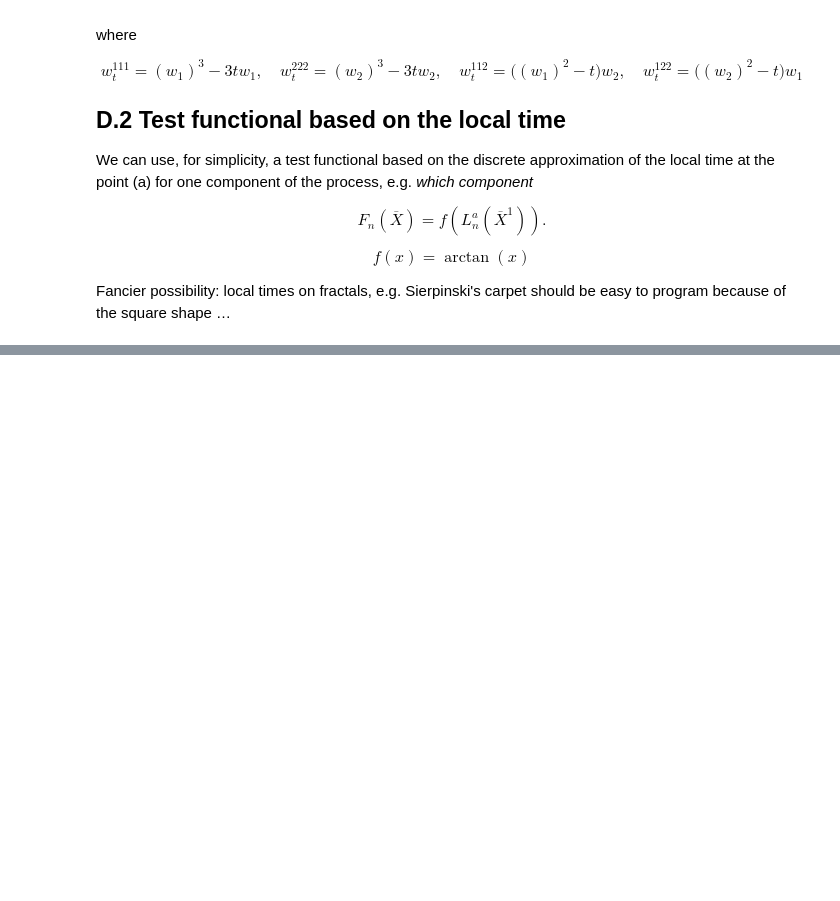
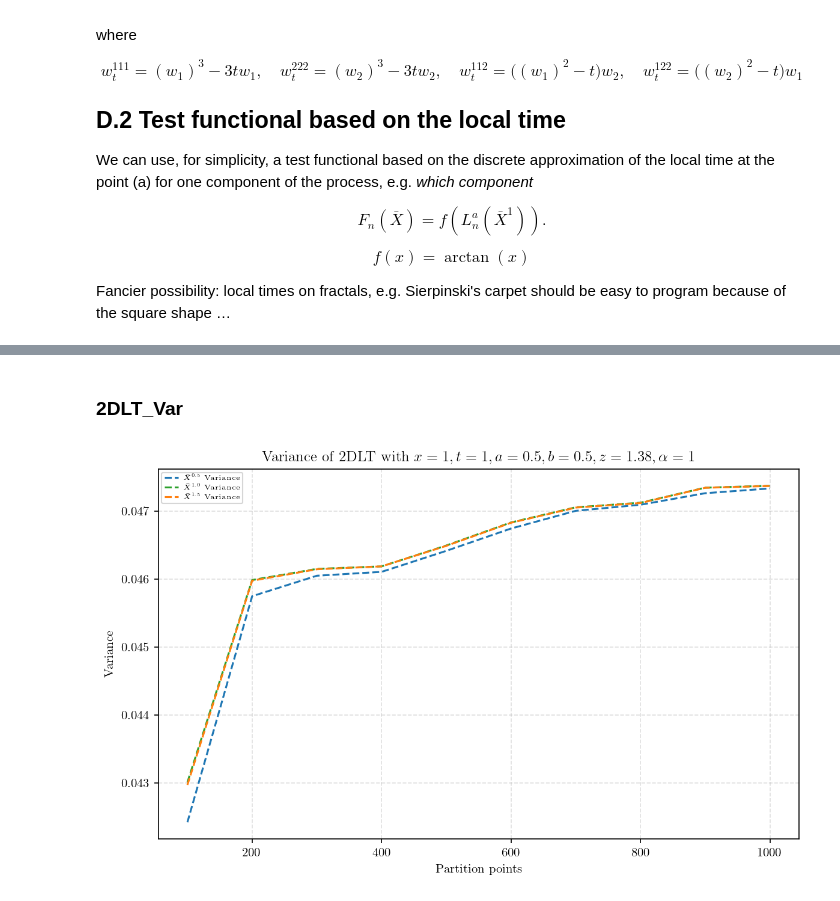
Before and after one commit to Andriyichenko/simulation, a Jupyter notebook: 2D/2D_plot.ipynb, the cells around one changed output, grey strips where cells are left out. Cells and saved outputs as stored; diff of their text form; code cells hidden in the pictures; blank space fills up the shorter version.

```diff
--- a/2D/2D_plot.ipynb
+++ b/2D/2D_plot.ipynb
@@ -222 +224,29 @@ print("image saved to:", save_path)
 image saved to: sim_pics/D2SM1_and_lim_100_1000_subplot.png
+# %% [markdown]
+### 2DLT_Var
+# %%
+#2DLT variance plot
+import pandas as pd
+import matplotlib.pyplot as plt
+import numpy as np
+from pathlib import Path
+plt.rcParams['font.family'] = 'Hiragino Sans'  # 図のフォント設定
+df = pd.read_csv("../data_source/2DLT_100_1000_data.csv")
+
+#分散
+variance_A = df['E']
+variance_Am = df['Em']
+variance_A15 = df['E_1.5']
+
+plt.figure(figsize=(8, 5), dpi=150)  # dpi とは Dots Per Inch を意味する
+plt.plot(df["points"], variance_A, linestyle="--", color="#1f77b4", label=r"$\bar{X}^{0.5}$ Variance")
+plt.plot(df["points"], variance_Am, linestyle="--", color="#2ca02c", label=r"$\bar{X}^{1.0}$ Variance")
+plt.plot(df["points"], variance_A15, linestyle="--", color="#ff7f0e", label=r"$\bar{X}^{1.5}$ Variance")
+plt.title(r'Variance of 2DLT with $x=1,t=1,a=0.5,b=0.5,z=1.38,\alpha=1$')
+plt.xlabel("Partition points")
+plt.ylabel("Variance")
+plt.grid(True, linestyle="--", alpha=0.4)
+plt.legend(fontsize=5.5, loc='best')
+plt.tight_layout()  # 自動的にレイアウトを調整する
+# %% [output]
+[figure, added]
```
Also changed, not shown: parts of 3 cells of this notebook, 3 other files.
